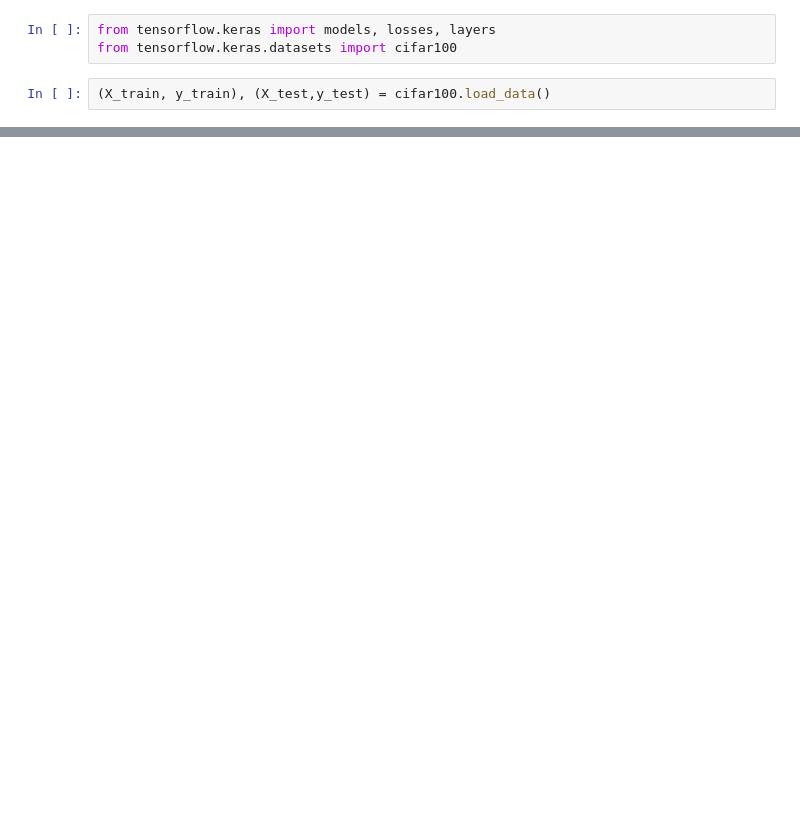
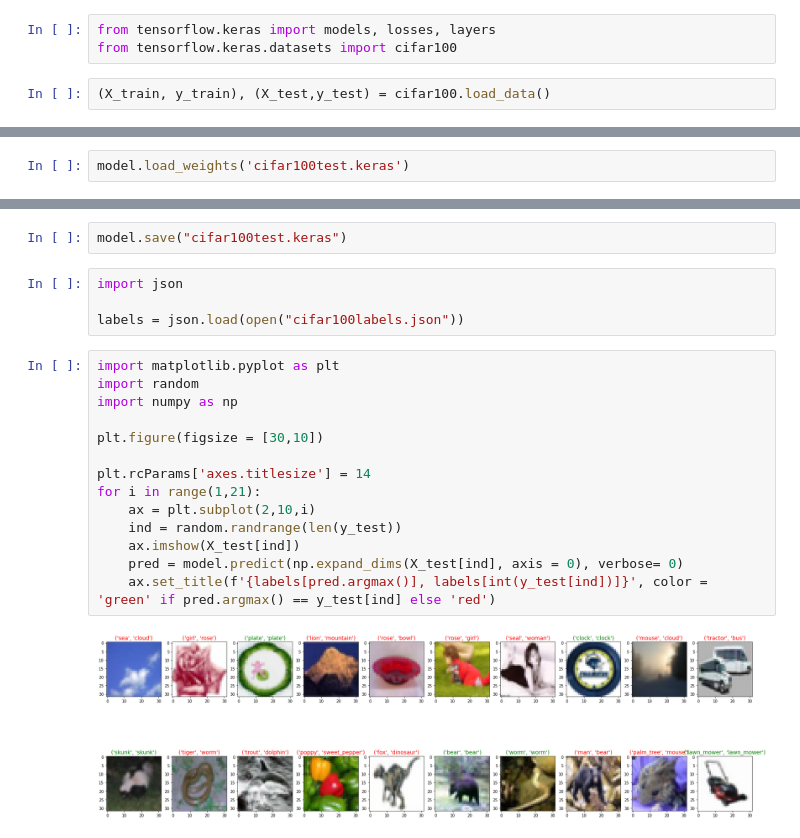
Before and after one commit to A-ladzin/Python-Basics, a Jupyter notebook: TestTensorFlow/notebook.ipynb, the cells around one changed output, grey strips where cells are left out. Saved outputs shown, nothing was run; the diff lists cells and outputs as text; blank space fills up the shorter version.

Commit message:
Saving model, plotting

```diff
--- a/TestTensorFlow/notebook.ipynb
+++ b/TestTensorFlow/notebook.ipynb
@@ -32,3 +32,5 @@ Total params: 1261668 (4.81 MB)
 Trainable params: 1261668 (4.81 MB)
 Non-trainable params: 0 (0.00 Byte)
 _________________________________________________________________
+# %%
+model.load_weights('cifar100test.keras')
@@ -51 +45,23 @@ Epoch 6/100
 KeyboardInterrupt:
+# %%
+model.save("cifar100test.keras")
+# %%
+import json
+
+labels = json.load(open("cifar100labels.json"))
+# %%
+import matplotlib.pyplot as plt
+import random
+import numpy as np
+
+plt.figure(figsize = [30,10])
+
+plt.rcParams['axes.titlesize'] = 14
+for i in range(1,21):
+    ax = plt.subplot(2,10,i)
+    ind = random.randrange(len(y_test))
+    ax.imshow(X_test[ind])
+    pred = model.predict(np.expand_dims(X_test[ind], axis = 0), verbose= 0)
+    ax.set_title(f'{labels[pred.argmax()], labels[int(y_test[ind])]}', color = 'green' if pred.argmax() == y_test[ind] else 'red')
+# %% [output]
+[figure, added]
```
Also changed, not shown: parts of 3 cells of this notebook.
